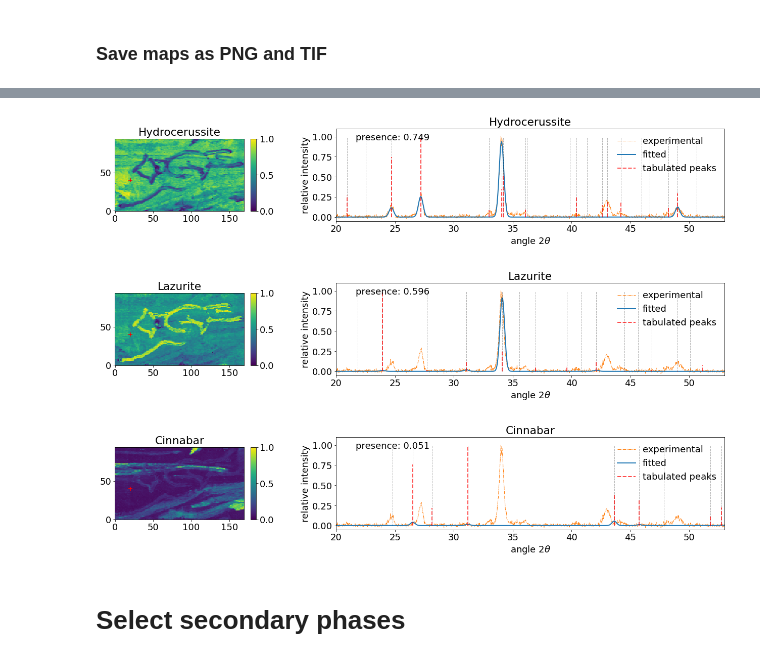
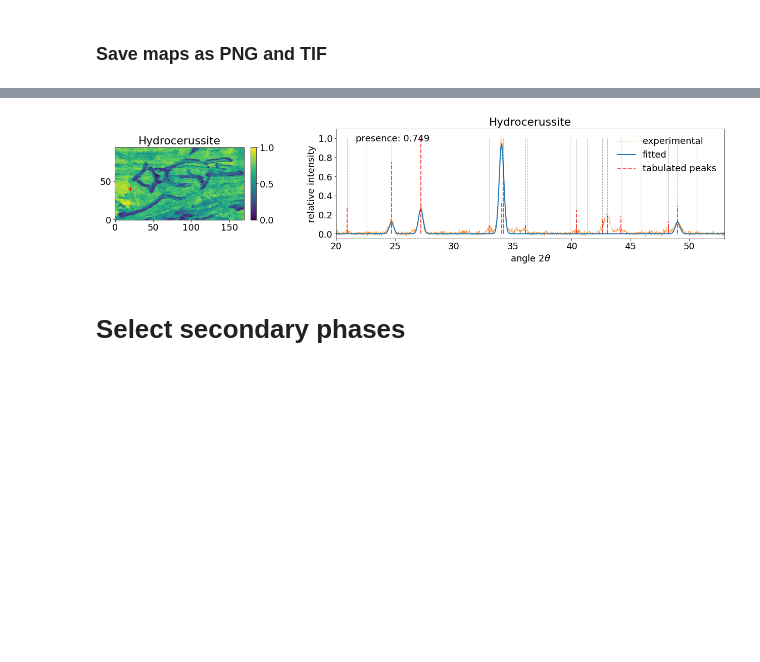
Before and after one commit to DarioZappala/XRDAnalysis, a Jupyter notebook: analysis_phase_presence.ipynb, the cells around one changed output, grey strips where cells are left out. Drawn from its saved outputs; the diff is of its cells as text; code cells hidden in the pictures; blank space fills up the shorter version.

```diff
--- a/analysis.ipynb
+++ b/analysis_phase_presence.ipynb
@@ -41,6 +41,7 @@ except:
     print('Reading from raw data.')
     data = read_raw_XRD(path_xrd)
 
+y_x_ratio = data.shape[0] / data.shape[1]
 print(f'Shape of data: {data.shape}')
 print('Initial calibration:')
 print(f'a = {data.opt[0]:.1f}, s = {data.opt[1]:.1f}, beta = {data.opt[2]:.3f}')
@@ -81,7 +82,7 @@ If the orientation of tiff images does not correspond with XRD scans, flip them
 # %%
 data_xrf = DataXRF()
 data_xrf.read_tiff(path_xrf)
-data_xrf.labels = flip(data_xrf.labels, axis = [0]) # choose the axes to flip
+data_xrf.labels = flip(data_xrf.labels, axis = [1]) # choose the axes to flip
 print(f'Found {data_xrf.labels.shape[2]} images')
 # %% [output]
 Found 24 images
@@ -319,52 +322,70 @@ for idx_phase, phase in enumerate(gm.phases):
 # %%
+rcParams['font.size'] = 18
+
+elements_chosen = ['Pb']
+
 x, y = 20, 40
+#x, y = None, None # Automatically select the pixel in which the first element chosen has the maximum XRF intensity
 
-rcParams['font.size'] = 18
+if (x, y) == (None, None):
+    i = find_element(elements_chosen[0], data_xrf.metadata['labels'])
+    y, x = unravel_index(data_xrf.labels[..., i].argmax(), data_xrf.labels[..., i].shape)
+    fig, ax = subplots(figsize = (12, 12 * y_x_ratio))
+    ax.imshow(data_xrf.labels[..., i], interpolation = 'none')
+    ax.scatter(x, y, s = 100, lw = 2, marker = 'o', edgecolors = 'red', facecolors = 'none')
+    ax.set_title('XRF ' + data_xrf.metadata['labels'][i] + f' {(x, y)}')
+    show()
+    close(fig)
 
 value_max = nanmax(nanmax(criterion, axis = 0, keepdims = True), axis = 1, keepdims = True)
 matrix_plot = criterion / value_max
 
-fig, axs = subplots(len(gm.phases), 2, figsize = (18, 4*len(gm.phases)),
+selection_phases = zeros(len(gm.phases), dtype = bool)
+for i, phase in enumerate(gm.phases):
+    if '_chemical_formula_sum' in phase:
+        if all(e in phase['_chemical_formula_sum'] for e in elements_chosen):
+            selection_phases[i] = True
+
+fig, axs = subplots(selection_phases.sum(), 2, figsize = (18, 4*selection_phases.sum()),
                    gridspec_kw = {'width_ratios': [1, 3]})
 fig.tight_layout(h_pad = 5, w_pad = 7)
 
 for i, phase in enumerate(gm.phases):
+    if selection_phases[i]:
+        g = gm.get_pixel(x, y)[i]
 
-    g = gm.get_pixel(x, y)[i]
+        if (selection_phases.sum() > 1):
+            ax = axs[i, 0]
+        else:
+            ax = axs[0]
+        sca(ax)
+        im = imshow(matrix_plot[..., i], interpolation = 'none', vmin = 0)
+        cbar = colorbar(im, ax = ax, cax = ax.inset_axes([1.05, 0, 0.04, 1]))
+        #cbar.set_label('overlap')
+        scatter(x, y, s = 50, c = 'red', marker = '+')
+        ax.set_title(phase.label)
 
-    if (len(gm.phases) > 1):
-        ax = axs[i, 0]
-    else:
-        ax = axs[0]
-    sca(ax)
-    im = imshow(matrix_plot[..., i], interpolation = 'none', vmin = 0)
-    cbar = colorbar(im, ax = ax, cax = ax.inset_axes([1.05, 0, 0.04, 1]))
-    #cbar.set_label('overlap')
-    scatter(x, y, s = 50, c = 'red', marker = '+')
-    ax.set_title(phase.label)
-
-    if (len(gm.phases) > 1):
-        ax = axs[i, 1]
-    else:
-        ax = axs[1]
-    sca(ax)
-    #g.fit_cycle(gamma = True, steps = 128,a=True,s=True)
-    g.plot_spectrum(c = 'tab:orange', ls = '-.', lw = 1, label = 'experimental')
-    g.plot(c = 'tab:blue', ls = '-', lw = 2, label = 'fitted')
-    g.phase.plot(color = 'k', lw = 1, lineheight = 1, alpha = 0.3, label = '')
-    g.phase.plot(color = 'r', lw = 2, alpha = 0.7, label = 'tabulated peaks')
-    ax.annotate(f'presence: {matrix_plot[y, x, i]:.3f}', xy = (0.05, 0.95),
-        xycoords = 'axes fraction', horizontalalignment = 'left', verticalalignment = 'top')
-    ax.set_xlim(min_theta, max_theta)
-    ax.set_ylim(-0.05, 1.1)
-    ax.set_xlabel(r'angle $2\theta$')
-    ax.set_ylabel(r'relative intensity')
-    ax.set_title(phase.label)
-    ax.legend(frameon=False)
+        if (selection_phases.sum() > 1):
+            ax = axs[i, 1]
+        else:
+            ax = axs[1]
+        sca(ax)
+        g.plot_spectrum(c = 'tab:orange', ls = '-.', lw = 1, label = 'experimental')
+        g.plot(c = 'tab:blue', ls = '-', lw = 2, label = 'fitted')
+        g.phase.plot(color = 'k', lw = 1, lineheight = 1, alpha = 0.3, label = '')
+        g.phase.plot(color = 'r', lw = 2, alpha = 0.7, label = 'tabulated peaks')
+        ax.annotate(f'presence: {matrix_plot[y, x, i]:.3f}', xy = (0.05, 0.95),
+            xycoords = 'axes fraction', horizontalalignment = 'left', verticalalignment = 'top')
+        ax.set_xlim(min_theta, max_theta)
+        ax.set_ylim(-0.05, 1.1)
+        ax.set_xlabel(r'angle $2\theta$')
+        ax.set_ylabel(r'relative intensity')
+        ax.set_title(phase.label)
+        ax.legend(frameon = False)
 
 show()
 # %% [output]
-[figure, old version]
+[figure, new version]
 # %% [markdown]
 # Select secondary phases
 # %% [markdown]
```
Also changed, not shown: parts of 2 cells of this notebook.
